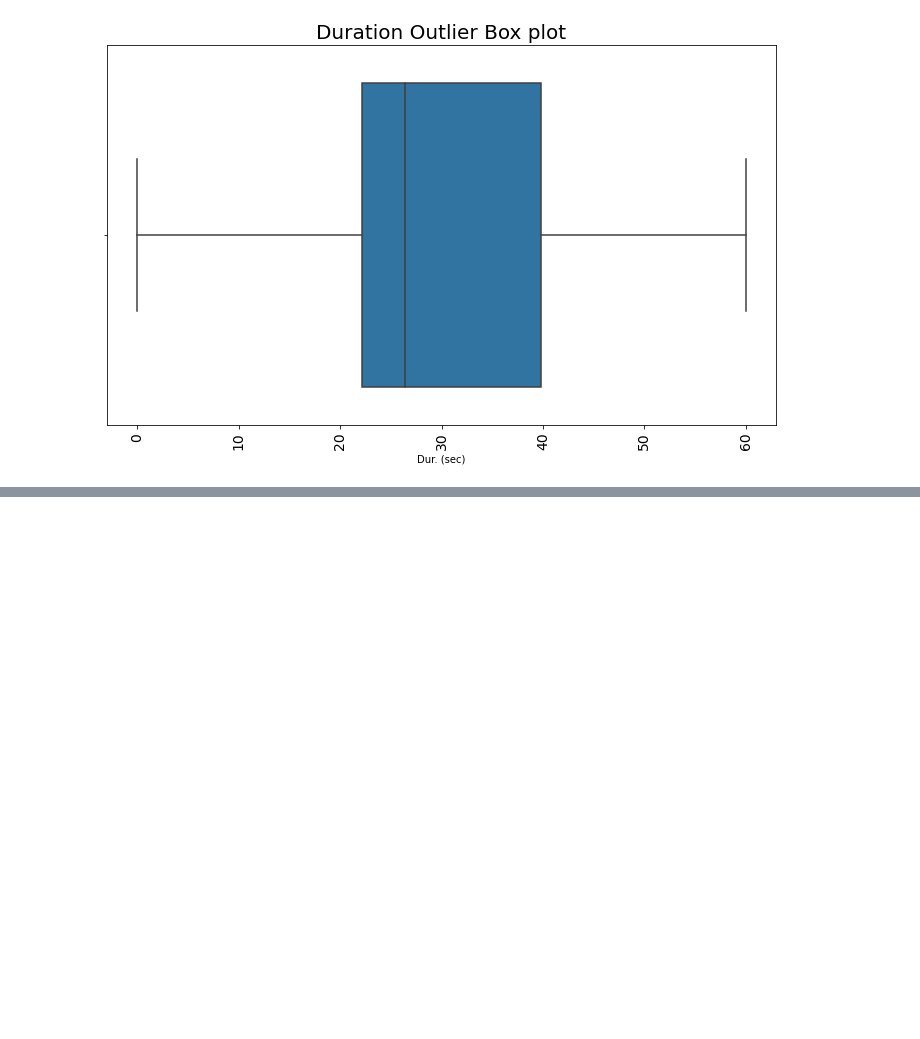
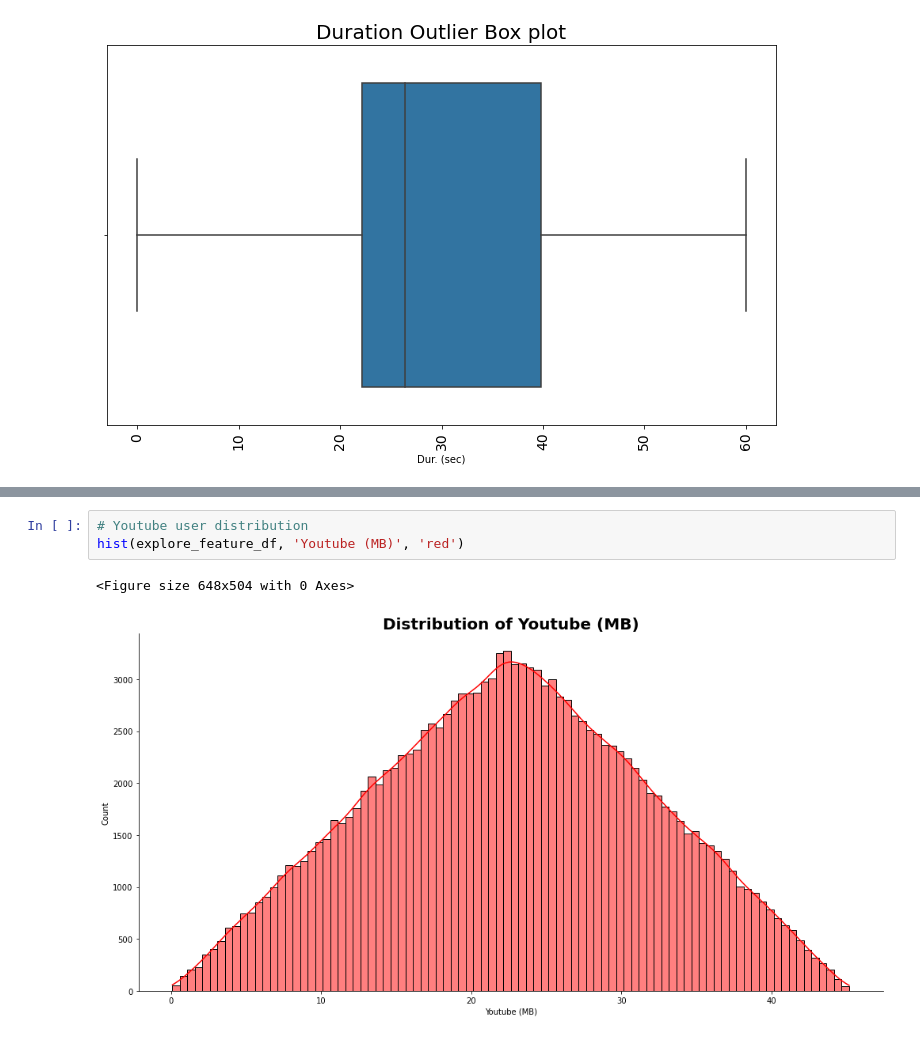
Before and after one commit to yonamg/Telecom-Data-Analysis, a Jupyter notebook: notebook/user_overview_analysis.ipynb, the cells around one changed output, grey strips where cells are left out. Cells and saved outputs as stored; diff of their text form; blank space fills up the shorter version.

```diff
--- a/notebook/user_overview_analysis.ipynb
+++ b/notebook/user_overview_analysis.ipynb
@@ -310,0 +329,6 @@ NameError: name 'fix_outliers' is not defined
+# %%
+# Youtube user distribution
+hist(explore_feature_df, 'Youtube (MB)', 'red')
+# %% [output]
+<Figure size 648x504 with 0 Axes>
+[figure, added]
```
Also changed, not shown: parts of 13 cells of this notebook.
